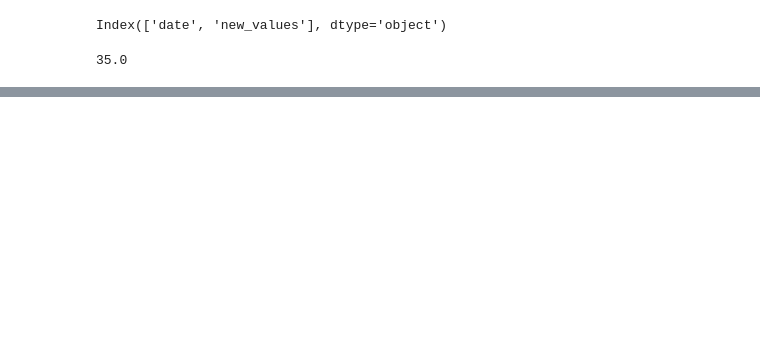
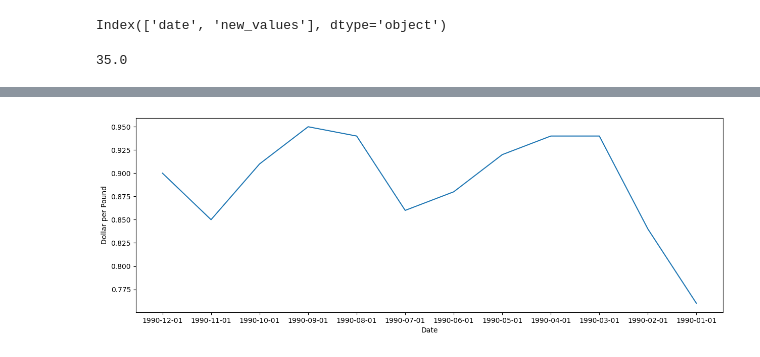
Before and after one commit to JConrad35/Coffee-Price-Prediction, a Jupyter notebook: Coffee-Price-Prediction.ipynb, the cells around one changed output, grey strips where cells are left out. Drawn from its saved outputs; the diff is of its cells as text; code cells hidden in the pictures; blank space fills up the shorter version.

Commit message:
Data Processing

```diff
--- a/Coffee-Price-Prediction.ipynb
+++ b/Coffee-Price-Prediction.ipynb
@@ -193,0 +178,18 @@ for i in range(int(df_yearly)):
+# %%
+# Plot the price of coffee for each year on the same plot
+
+a = 0
+# years = list(range(2024, 1989, -1))
+
+for i in range(int(df_yearly)):
+    data = df[a:a + 12]
+    a += 12
+# %%
+plt.figure(figsize=(15,5))
+plt.plot(data['date'], data['new_values'])
+plt.xlabel('Date')
+plt.ylabel('Dollar per Pound')
+# plt.title(f'{years[i]}')
+plt.show()
+# %% [output]
+[figure, added]
```
Also changed, not shown: parts of 14 cells of this notebook.
